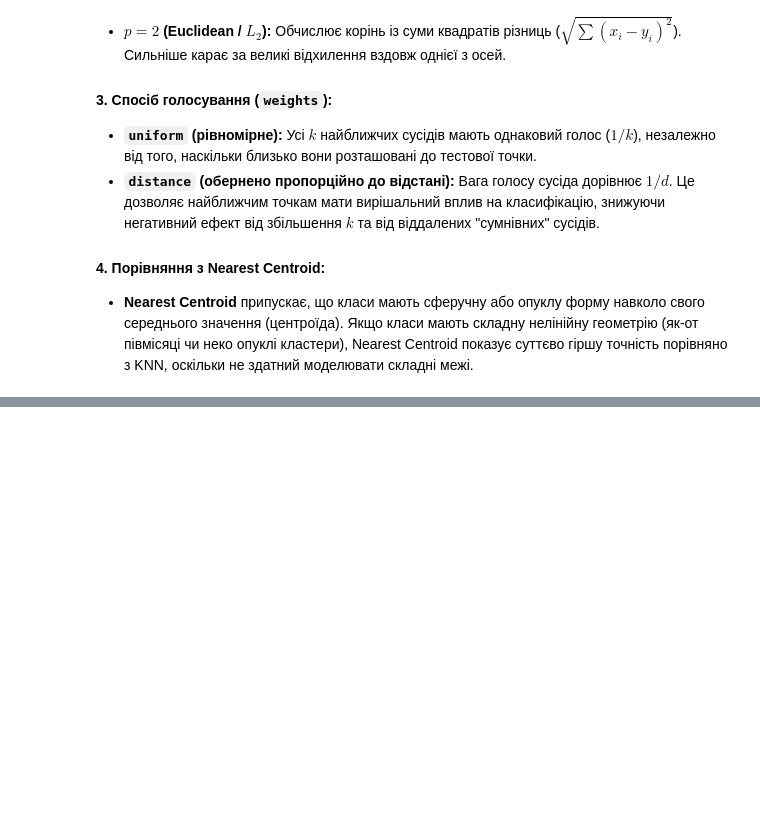
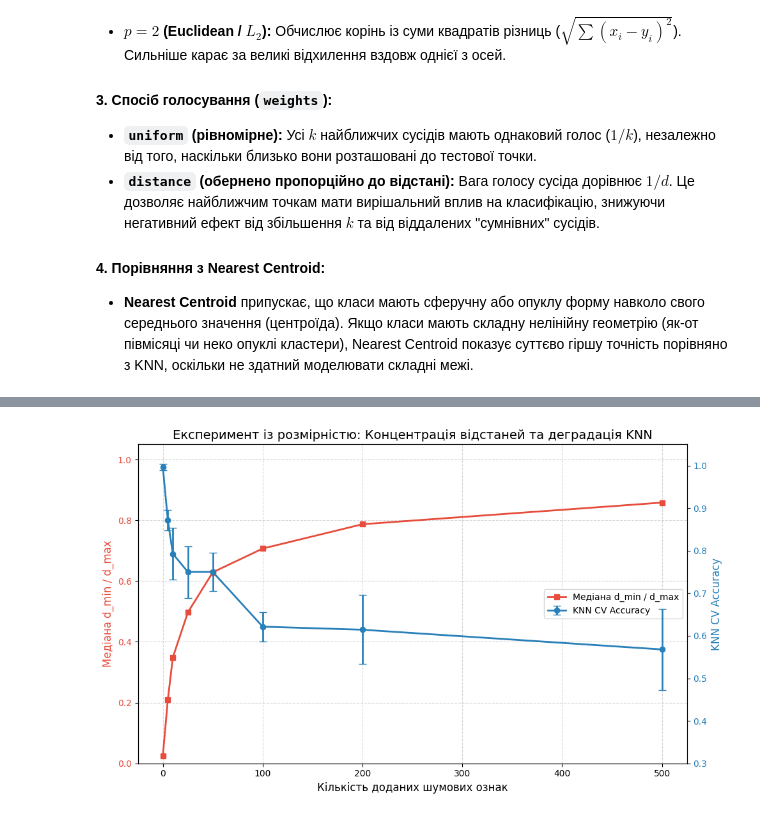
Before and after one commit to Yaroslav071315/machine-learning-course-volovnyk, a Jupyter notebook: Lab03/notebook/lab03.ipynb, the cells around one changed output, grey strips where cells are left out. Drawn from its saved outputs; the diff is of its cells as text; code cells hidden in the pictures; blank space fills up the shorter version.

```diff
--- a/Lab03/notebook/lab03.ipynb
+++ b/Lab03/notebook/lab03.ipynb
@@ -729,0 +937,97 @@ plt.show()
+# %%
+from scipy.spatial.distance import pdist, squareform
+from sklearn.neighbors import KNeighborsClassifier
+from sklearn.model_selection import cross_val_score, StratifiedKFold
+from sklearn.datasets import make_moons
+from sklearn.model_selection import train_test_split
+from sklearn.preprocessing import StandardScaler
+import numpy as np
+import matplotlib.pyplot as plt
+
+# ==========================================
+# ВИПРАВЛЕННЯ: Забезпечуємо відповідність розмірів X та y
+# ==========================================
+# Оскільки X_train_scaled має 280 рядків, він походить з набору make_moons.
+# Ми відтворюємо правильний спліт, щоб y мав ті самі 280 рядків.
+
+X_moons, y_moons = make_moons(n_samples=400, noise=0.15, random_state=42)
+X_moons[:, 1] *= 15  # Збільшення масштабу другої ознаки, як у попередніх кроках
+
+# Робимо такий самий split, як був спочатку в нотбуці
+X_train_correct, X_test_correct, y_train_correct, y_test_correct = train_test_split(
+    X_moons, y_moons, test_size=0.3, random_state=42, stratify=y_moons
+)
+
+# Масштабуємо (це дасть ті самі 280 рядків, що й у вашому X_train_scaled)
+scaler_correct = StandardScaler()
+X_train_scaled_correct = scaler_correct.fit_transform(X_train_correct)
+
+# ==========================================
+# Експеримент із розмірністю
+# ==========================================
+noise_counts = [0, 5, 10, 25, 50, 100, 200, 500]
+median_d_ratios = []
+knn_cv_scores = []
+knn_cv_stds = []
+
+# Фіксуємо seed для відтворюваності
+rng = np.random.default_rng(42)
+cv = StratifiedKFold(n_splits=5, shuffle=True, random_state=42)
+
+print(f"Розмір X_train_scaled_correct: {X_train_scaled_correct.shape}")
+print(f"Розмір y_train_correct: {y_train_correct.shape}") # Тепер тут буде (280,) - помилки не буде!
+
+for n_noise in noise_counts:
+    if n_noise == 0:
+        X_experiment = X_train_scaled_correct.copy()
+    else:
+        # Генерація шумових ознак такого ж масштабу (mean=0, std=1)
+        noise_features = rng.normal(loc=0.0, scale=1.0, size=(X_train_scaled_correct.shape[0], n_noise))
+        X_experiment = np.hstack([X_train_scaled_correct, noise_features])
+
+    # 1. Обчислення d_min / d_max
+    dist_matrix = squareform(pdist(X_experiment, metric='euclidean'))
+    np.fill_diagonal(dist_matrix, np.inf) # Виключаємо діагональ
+
+    d_min = np.min(dist_matrix, axis=1)
+    dist_matrix_for_max = np.where(np.isinf(dist_matrix), -np.inf, dist_matrix)
+    d_max = np.max(dist_matrix_for_max, axis=1)
+
+    d_ratio = d_min / d_max
+    median_d_ratios.append(np.median(d_ratio))
+
+    # 2. Повторна оцінка зафіксованого KNN (k=5)
+    knn_exp = KNeighborsClassifier(n_neighbors=5)
+
+    # УВАГА: Тепер передаємо y_train_correct, який гарантовано має 280 елементів!
+    scores = cross_val_score(knn_exp, X_experiment, y_train_correct, cv=cv, scoring='accuracy')
+    knn_cv_scores.append(scores.mean())
+    knn_cv_stds.append(scores.std())
+
+# 3. Побудова графіків залежностей
+fig, ax1 = plt.subplots(figsize=(10, 6))
+
+color = '#e74c3c'
+ax1.set_xlabel('Кількість доданих шумових ознак', fontsize=12)
+ax1.set_ylabel('Медіана d_min / d_max', color=color, fontsize=12)
+line1 = ax1.plot(noise_counts, median_d_ratios, color=color, marker='s', linewidth=2, label='Медіана d_min / d_max')
+ax1.tick_params(axis='y', labelcolor=color)
+ax1.set_ylim(0, 1.05)
+ax1.grid(True, linestyle='--', alpha=0.5)
+
+ax2 = ax1.twinx()
+color = '#2980b9'
+ax2.set_ylabel('KNN CV Accuracy', color=color, fontsize=12)
+line2 = ax2.errorbar(noise_counts, knn_cv_scores, yerr=knn_cv_stds, color=color, marker='o', linewidth=2, capsize=4, label='KNN CV Accuracy')
+ax2.tick_params(axis='y', labelcolor=color)
+ax2.set_ylim(0.3, 1.05)
+
+# Об'єднання легенд
+lines = line1 + [line2]
+labels = [l.get_label() for l in lines]
+ax1.legend(lines, labels, loc='center right', fontsize=10)
+
+plt.title('Експеримент із розмірністю: Концентрація відстаней та деградація KNN', fontsize=14)
+plt.tight_layout()
+plt.show()
+# %% [output]
@@ -729,0 +1036 @@ plt.show()
+[figure, added]
```
Also changed, not shown: parts of 7 cells of this notebook, 2 other files.
